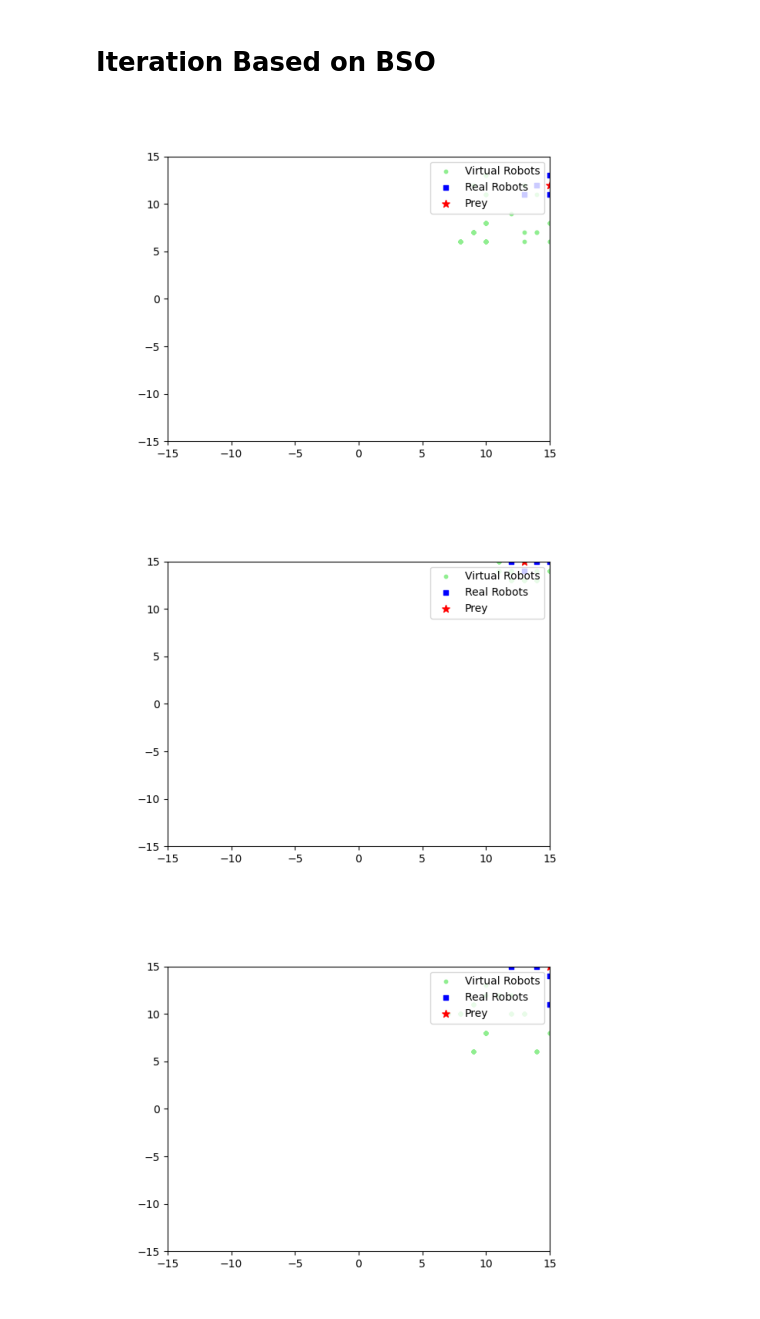
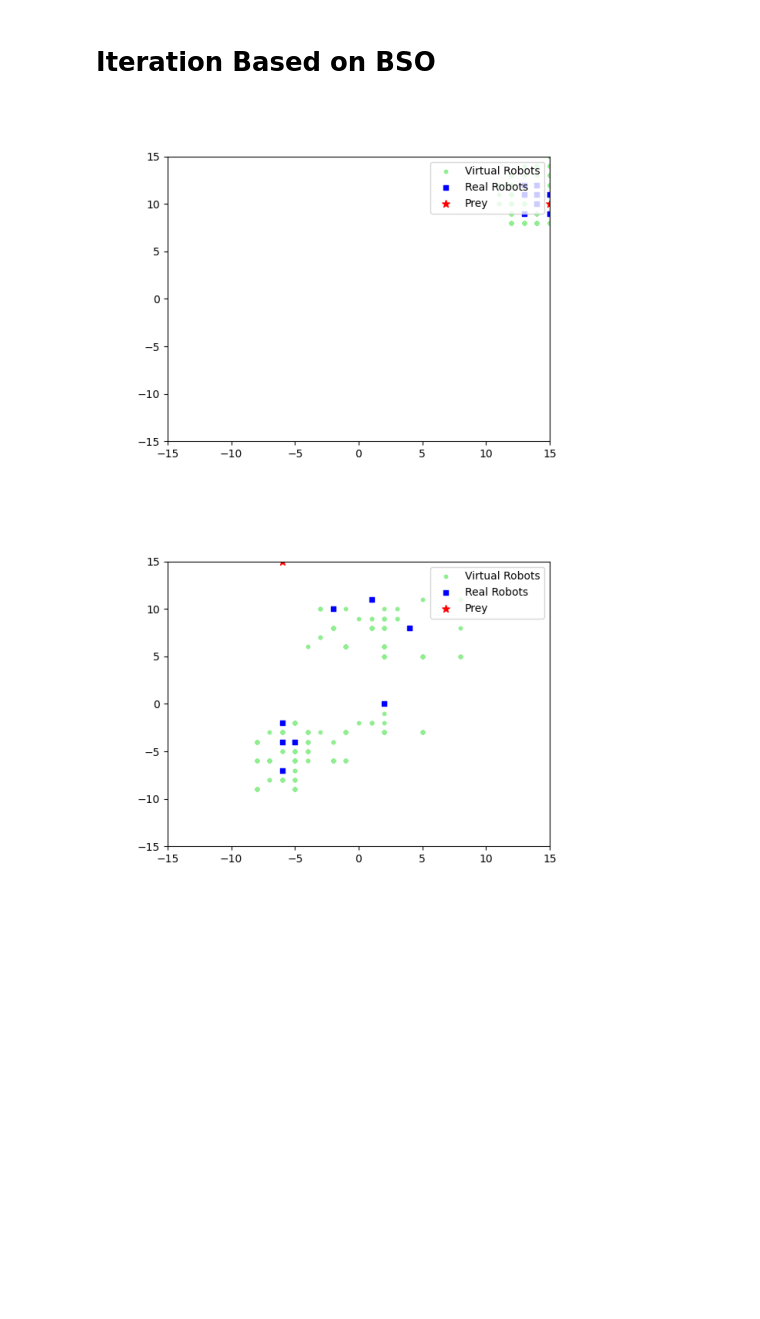
Before and after one commit to LiRongchuan/RBSO, a Jupyter notebook: ccrpr.ipynb, the cells around one changed output. Saved outputs shown, nothing was run; the diff lists cells and outputs as text; code cells hidden in the pictures; blank space fills up the shorter version.

```diff
--- a/ccrpr.ipynb
+++ b/ccrpr.ipynb
@@ -368,21 +386,14 @@ def ccbso(Ns=8, Np=20, left_range=-15, right_range=15, vicinity=10, time_lim=100
     return frame_cnt
 # %%
 with open('records.txt', 'w', encoding='utf-8') as file:
-    bar = tqdm(total=2000)
-    for grid in [15, 75]:
-        for Ns in [4, 8, 12, 16, 24]:
-            pso_record = 0
-            bso_record = 0
-            for i in range(5):
-                pso_record += ccpso(Ns=Ns, Np=20, left_range=-grid, right_range=grid, vicinity=grid//3)
-                bso_record += ccbso(Ns=Ns, Np=20, left_range=-grid, right_range=grid, vicinity=grid//3)
-                bar.update(grid)
-                bar.refresh()
-            file.write(f'Predators={Ns}, Grid={grid*2}\n')
-            file.write(f'PSO Moves={pso_record / 5}\n')
-            file.write(f'BSO Moves={bso_record / 5}\n')
-            file.write('\n')
+    grid = 15
+    for Ns in [8]:
+        bso_record = ccbso(Ns=Ns, Np=50, left_range=-grid, right_range=grid, vicinity=grid//2, time_lim=100)
+        pso_record = ccpso(Ns=Ns, Np=50, left_range=-grid, right_range=grid, vicinity=grid//4, time_lim=100)
+        file.write(f'Predators={Ns}, Grid={grid*2}\n')
+        file.write(f'PSO Moves={pso_record}\n')
+        file.write(f'BSO Moves={bso_record}\n')
+        file.write('\n')
 # %% [output]
-[figure, old version]
+[figure, new version]
-[figure, old version]
+[figure, new version]
-[figure, removed]
```
Also changed, not shown: parts of 3 cells of this notebook, 23 other files.
